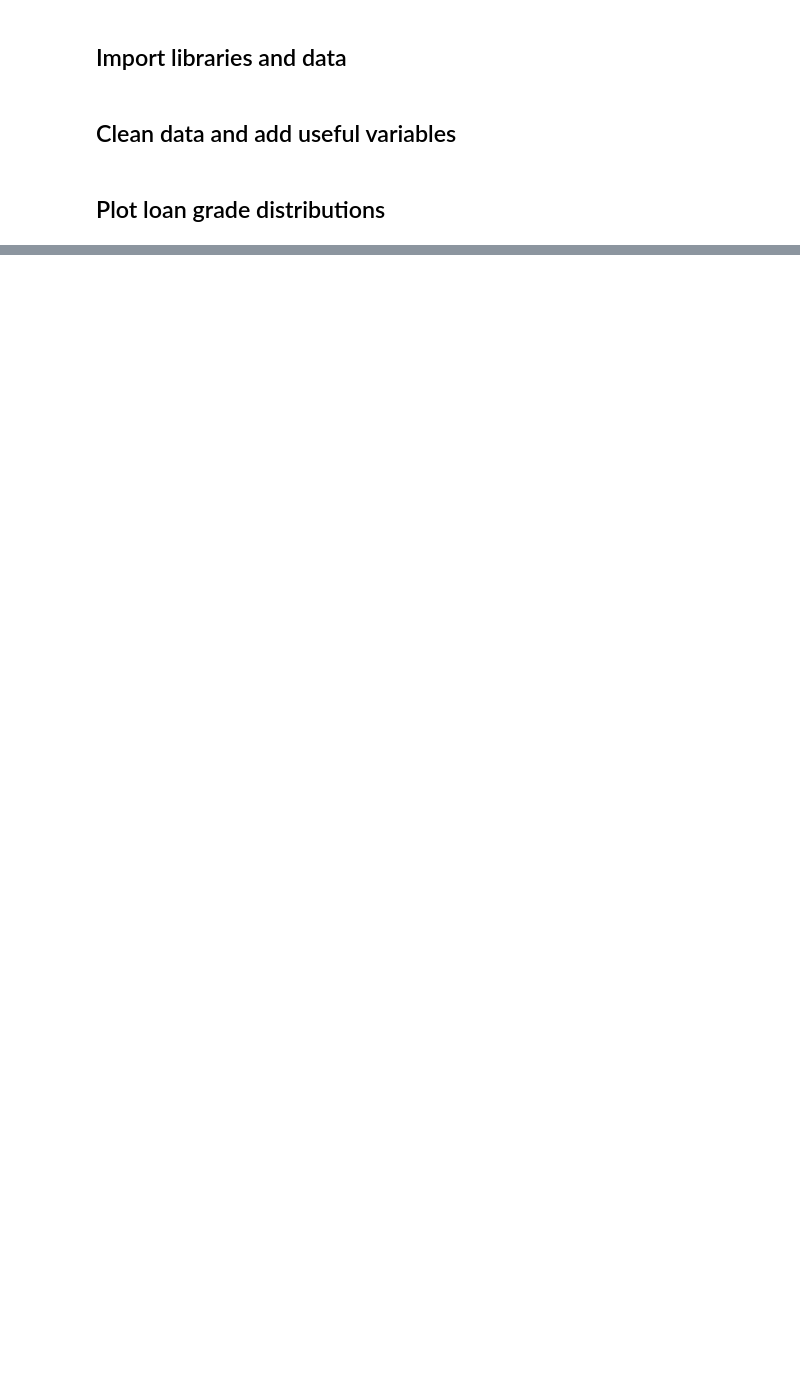
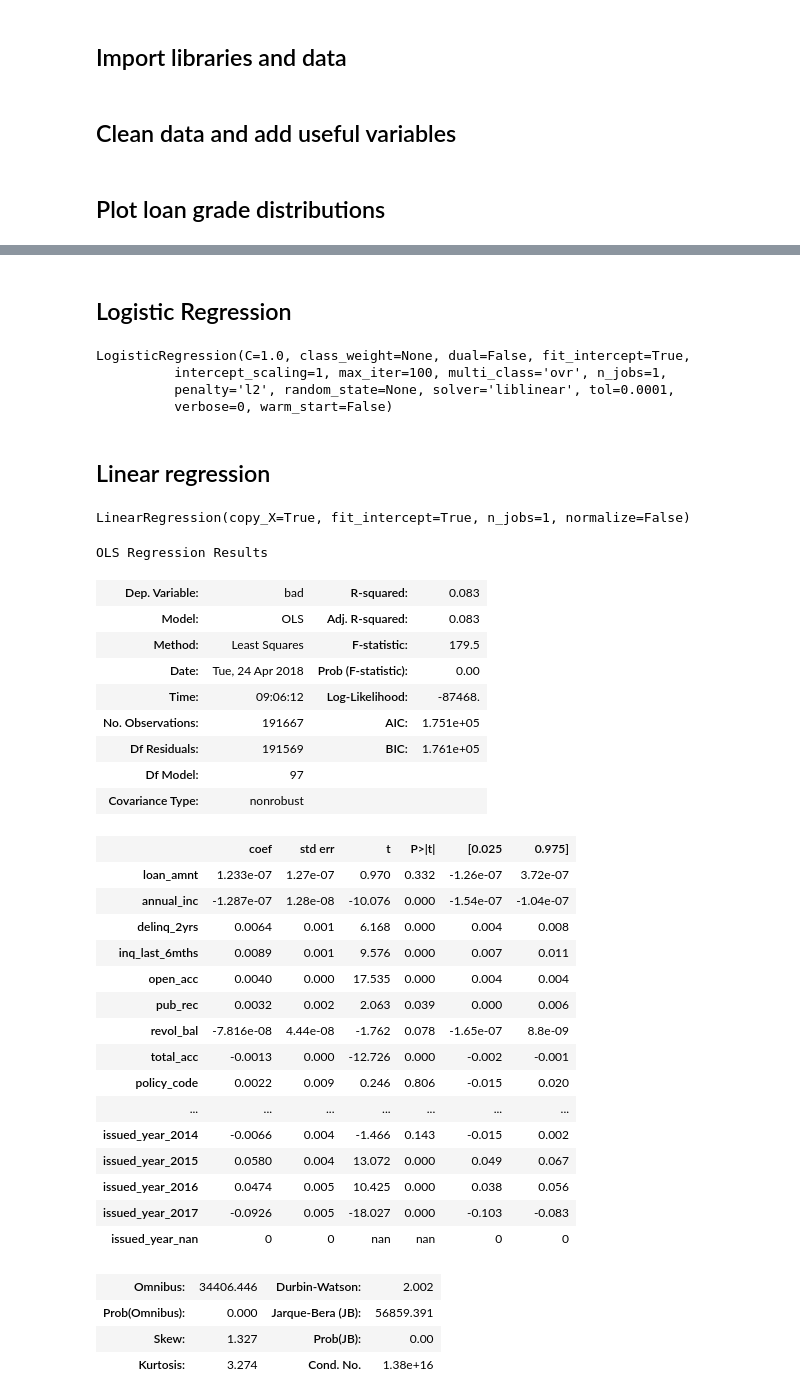
Before and after one commit to arielgoldszmidt/lenders, a Jupyter notebook: project.ipynb, the cells around one changed output, grey strips where cells are left out. Saved outputs shown, nothing was run; the diff lists cells and outputs as text; code cells hidden in the pictures; blank space fills up the shorter version.

Commit message:
More regression work

```diff
--- a/project.ipynb
+++ b/project.ipynb
@@ -33,14 +33,23 @@ frame['emp_length_num'] = frame['emp_length'].apply(emp_length_to_int)
 is_late_16_30 = lambda s: int(s == "Late (16-30 days)")
 is_late_31_120 = lambda s: int(s == "Late (31-120 days)")
 is_default = lambda s: int(s == "Default")
+is_bad = lambda s: int(s == "Default" or s == 'Does not meet the credit policy. Status:Charged Off' or s == "Charged Off")
 
 frame['late_16_30'] = frame.loan_status.apply(is_late_16_30)
 frame['late_31_120'] = frame.loan_status.apply(is_late_31_120)
 frame['default'] = frame.loan_status.apply(is_default)
+frame['bad'] = frame.loan_status.apply(is_bad)
 
 # Add interest-to-total-received and late-fees-to-total-received ratios
 frame['int_to_total'] = frame['total_rec_int'] / frame['total_pymnt']
 frame['late_fees_to_total'] = frame['total_rec_late_fee'] / frame['total_pymnt']
+
+# Add returns
+frame['return'] = frame.total_pymnt / frame.funded_amnt
+frame['return2'] = (frame.total_pymnt / frame.funded_amnt) ** 2
+
+# Add year issued
+frame['issued_year'] = frame.issue_d.apply(lambda s: str(s)[-4:])
 # %% [markdown]
 ## Plot loan grade distributions
 # %%
@@ -76,0 +106,68 @@ Index(['id', 'member_id', 'loan_amnt', 'funded_amnt', 'funded_amnt_inv',
+# %%
+# Split data into traning and test
+
+from sklearn.model_selection import train_test_split
+
+regressands = ['bad', 'return', 'return2', 'recoveries']
+features = pre_data_dummies_no_na.drop(regressands, axis=1)
+labels = pre_data_dummies_no_na[regressands]
+train_features, test_features, train_labels, test_labels = train_test_split(features, labels, test_size = 0.8,
+                                                                            random_state = 42)
+# %% [markdown]
+## Logistic Regression
+# %%
+## Logistic regression of default (and other risks) on pre-application characteristics
+
+from sklearn.linear_model import LogisticRegression
+
+lr = LogisticRegression()
+lr.fit(train_features, train_labels["bad"])
+# %% [output]
+LogisticRegression(C=1.0, class_weight=None, dual=False, fit_intercept=True,
+          intercept_scaling=1, max_iter=100, multi_class='ovr', n_jobs=1,
+          penalty='l2', random_state=None, solver='liblinear', tol=0.0001,
+          verbose=0, warm_start=False)
+# %% [markdown]
+## Linear regression
+# %%
+from sklearn import linear_model
+
+linreg = linear_model.LinearRegression()
+linreg.fit(train_features, train_labels["bad"])
+# %% [output]
+LinearRegression(copy_X=True, fit_intercept=True, n_jobs=1, normalize=False)
+# %%
+import statsmodels.api as sm
+linregCO = sm.OLS(train_labels["bad"], sm.add_constant(train_features)).fit()
+linregCO.summary()
+# %% [output]
+OLS Regression Results
+| Dep. Variable: | bad | R-squared: | 0.083 |
+| Model: | OLS | Adj. R-squared: | 0.083 |
+| Method: | Least Squares | F-statistic: | 179.5 |
+| Date: | Tue, 24 Apr 2018 | Prob (F-statistic): | 0.00 |
+| Time: | 09:06:12 | Log-Likelihood: | -87468. |
+| No. Observations: | 191667 | AIC: | 1.751e+05 |
+| Df Residuals: | 191569 | BIC: | 1.761e+05 |
+| Df Model: | 97 |  |  |
+| Covariance Type: | nonrobust |  |  |
+|  | coef | std err | t | P>|t| | [0.025 | 0.975] |
+| loan_amnt | 1.233e-07 | 1.27e-07 | 0.970 | 0.332 | -1.26e-07 | 3.72e-07 |
+| annual_inc | -1.287e-07 | 1.28e-08 | -10.076 | 0.000 | -1.54e-07 | -1.04e-07 |
+| delinq_2yrs | 0.0064 | 0.001 | 6.168 | 0.000 | 0.004 | 0.008 |
+| inq_last_6mths | 0.0089 | 0.001 | 9.576 | 0.000 | 0.007 | 0.011 |
+| open_acc | 0.0040 | 0.000 | 17.535 | 0.000 | 0.004 | 0.004 |
+| pub_rec | 0.0032 | 0.002 | 2.063 | 0.039 | 0.000 | 0.006 |
+| revol_bal | -7.816e-08 | 4.44e-08 | -1.762 | 0.078 | -1.65e-07 | 8.8e-09 |
+| total_acc | -0.0013 | 0.000 | -12.726 | 0.000 | -0.002 | -0.001 |
+| policy_code | 0.0022 | 0.009 | 0.246 | 0.806 | -0.015 | 0.020 |
+| ... | ... | ... | ... | ... | ... | ... |
+| issued_year_2014 | -0.0066 | 0.004 | -1.466 | 0.143 | -0.015 | 0.002 |
+| issued_year_2015 | 0.0580 | 0.004 | 13.072 | 0.000 | 0.049 | 0.067 |
+| issued_year_2016 | 0.0474 | 0.005 | 10.425 | 0.000 | 0.038 | 0.056 |
+| issued_year_2017 | -0.0926 | 0.005 | -18.027 | 0.000 | -0.103 | -0.083 |
+| issued_year_nan | 0 | 0 | nan | nan | 0 | 0 |
+| Omnibus: | 34406.446 | Durbin-Watson: | 2.002 |
+| Prob(Omnibus): | 0.000 | Jarque-Bera (JB): | 56859.391 |
+| Skew: | 1.327 | Prob(JB): | 0.00 |
+| Kurtosis: | 3.274 | Cond. No. | 1.38e+16 |
```
Also changed, not shown: parts of 7 cells of this notebook, 1 other file.
